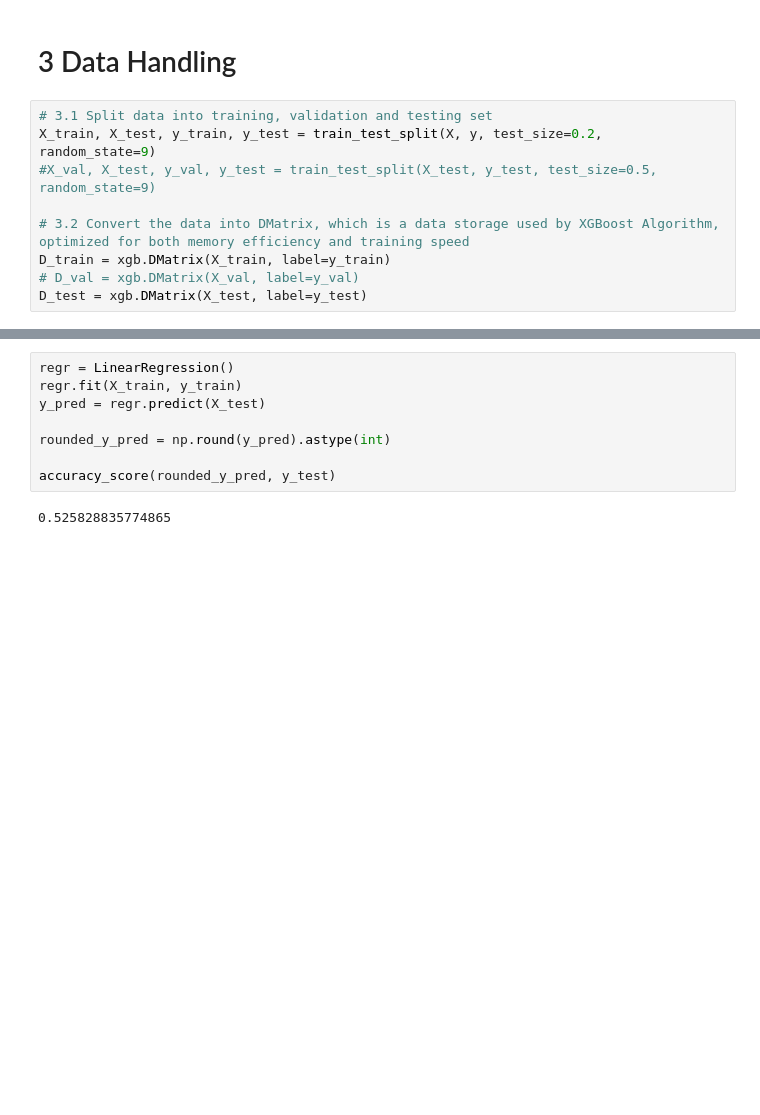
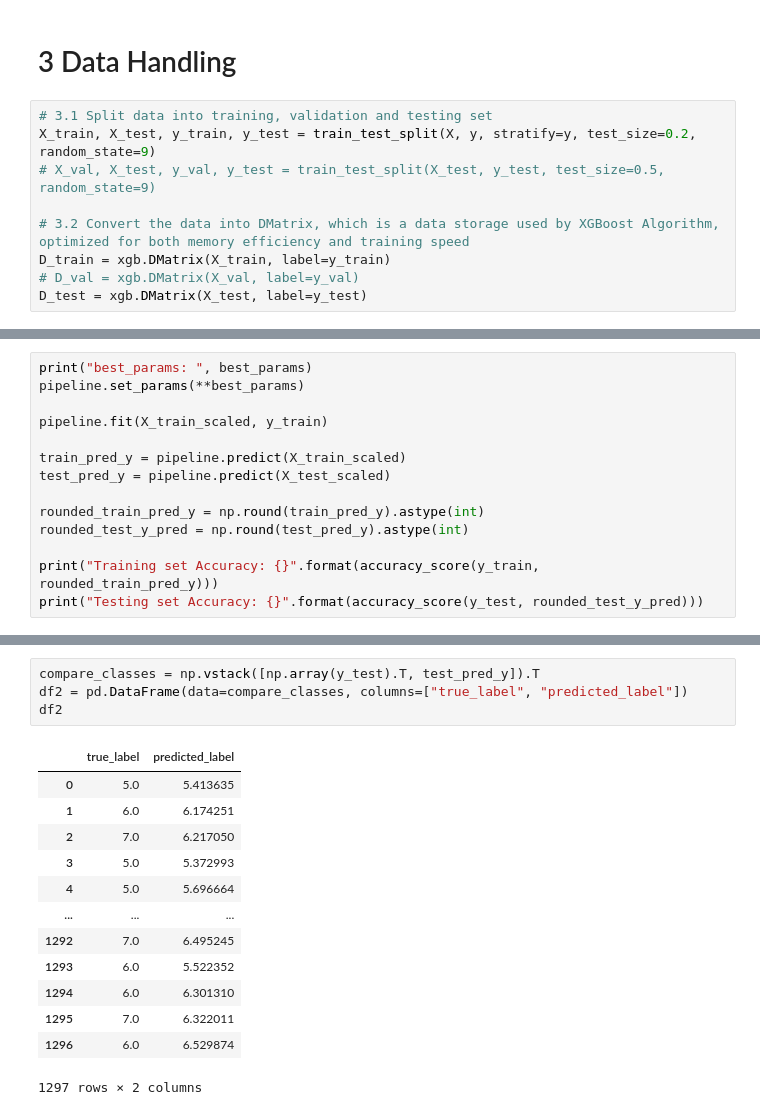
Before and after one commit to hea0516/wine_quality_regression_model, a Jupyter notebook: src/model_construction.ipynb, the cells around one changed output, grey strips where cells are left out. Saved outputs shown, nothing was run; the diff lists cells and outputs as text; blank space fills up the shorter version.

```diff
--- a/src/model_construction.ipynb
+++ b/src/model_construction.ipynb
@@ -45,8 +58,8 @@ It shows the importance of alcohol is much higher than the other features, follo
 # 3 Data Handling
 # %%
 # 3.1 Split data into training, validation and testing set
-X_train, X_test, y_train, y_test = train_test_split(X, y, test_size=0.2, random_state=9)
-#X_val, X_test, y_val, y_test = train_test_split(X_test, y_test, test_size=0.5, random_state=9)
+X_train, X_test, y_train, y_test = train_test_split(X, y, stratify=y, test_size=0.2, random_state=9)
+# X_val, X_test, y_val, y_test = train_test_split(X_test, y_test, test_size=0.5, random_state=9)
 
 # 3.2 Convert the data into DMatrix, which is a data storage used by XGBoost Algorithm, optimized for both memory efficiency and training speed
 D_train = xgb.DMatrix(X_train, label=y_train)
@@ -143,0 +145,14 @@ Testing set Accuracy: 0.6006168080185043
+# %%
+print("best_params: ", best_params)
+pipeline.set_params(**best_params)
+
+pipeline.fit(X_train_scaled, y_train)
+
+train_pred_y = pipeline.predict(X_train_scaled)
+test_pred_y = pipeline.predict(X_test_scaled)
+
+rounded_train_pred_y = np.round(train_pred_y).astype(int)
+rounded_test_y_pred = np.round(test_pred_y).astype(int)
+
+print("Training set Accuracy: {}".format(accuracy_score(y_train, rounded_train_pred_y)))
+print("Testing set Accuracy: {}".format(accuracy_score(y_test, rounded_test_y_pred)))
@@ -290,10 +220,18 @@ AttributeError: 'str' object has no attribute 'fit'
-# %%
-regr = LinearRegression()
-regr.fit(X_train, y_train)
-y_pred = regr.predict(X_test)
-
-rounded_y_pred = np.round(y_pred).astype(int)
-
-accuracy_score(rounded_y_pred, y_test)
-# %% [output]
-0.525828835774865
+# %%
+compare_classes = np.vstack([np.array(y_test).T, test_pred_y]).T
+df2 = pd.DataFrame(data=compare_classes, columns=["true_label", "predicted_label"])
+df2
+# %% [output]
+|  | true_label | predicted_label |
+| 0 | 5.0 | 5.413635 |
+| 1 | 6.0 | 6.174251 |
+| 2 | 7.0 | 6.217050 |
+| 3 | 5.0 | 5.372993 |
+| 4 | 5.0 | 5.696664 |
+| ... | ... | ... |
+| 1292 | 7.0 | 6.495245 |
+| 1293 | 6.0 | 5.522352 |
+| 1294 | 6.0 | 6.301310 |
+| 1295 | 7.0 | 6.322011 |
+| 1296 | 6.0 | 6.529874 |
+1297 rows × 2 columns
```
Also changed, not shown: parts of 23 cells of this notebook, 3 other files.
